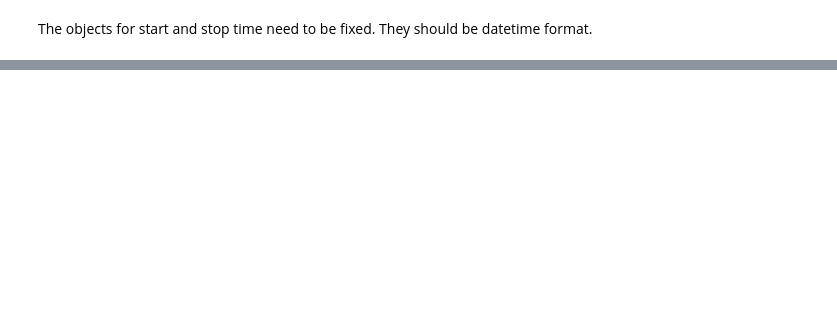
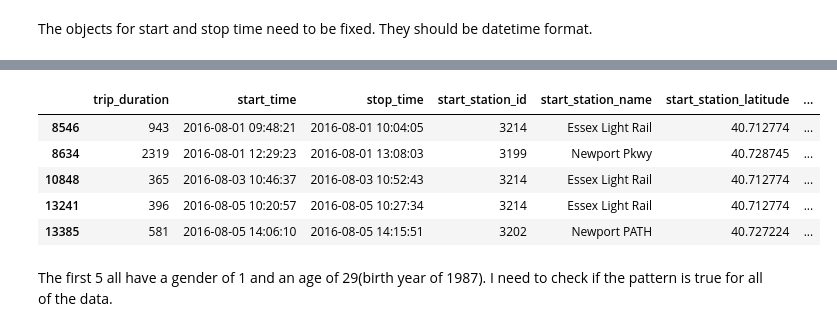
Before and after one commit to HNW11/CA_BikeRental_Project, a Jupyter notebook: script.ipynb, the cells around one changed output, grey strips where cells are left out. Saved outputs shown, nothing was run; the diff lists cells and outputs as text; code cells hidden in the pictures; blank space fills up the shorter version.

Commit message:
prepared data

```diff
--- a/script.ipynb
+++ b/script.ipynb
@@ -113,0 +240,13 @@ dtype: object
+# %%
+missing_user_type = df_bike[df_bike[['user_type']].isnull().any(axis=1)]
+missing_user_type.head()
+# %% [output]
+|  | trip_duration | start_time | stop_time | start_station_id | start_station_name | start_station_latitude | ... |
+| 8546 | 943 | 2016-08-01 09:48:21 | 2016-08-01 10:04:05 | 3214 | Essex Light Rail | 40.712774 | ... |
+| 8634 | 2319 | 2016-08-01 12:29:23 | 2016-08-01 13:08:03 | 3199 | Newport Pkwy | 40.728745 | ... |
+| 10848 | 365 | 2016-08-03 10:46:37 | 2016-08-03 10:52:43 | 3214 | Essex Light Rail | 40.712774 | ... |
+| 13241 | 396 | 2016-08-05 10:20:57 | 2016-08-05 10:27:34 | 3214 | Essex Light Rail | 40.712774 | ... |
+| 13385 | 581 | 2016-08-05 14:06:10 | 2016-08-05 14:15:51 | 3202 | Newport PATH | 40.727224 | ... |
+# %% [markdown]
+The first 5 all have a gender of 1 and an age of 29(birth year of 1987).
+I need to check if the pattern is true for all of the data.
```
Also changed, not shown: parts of 28 cells of this notebook.
